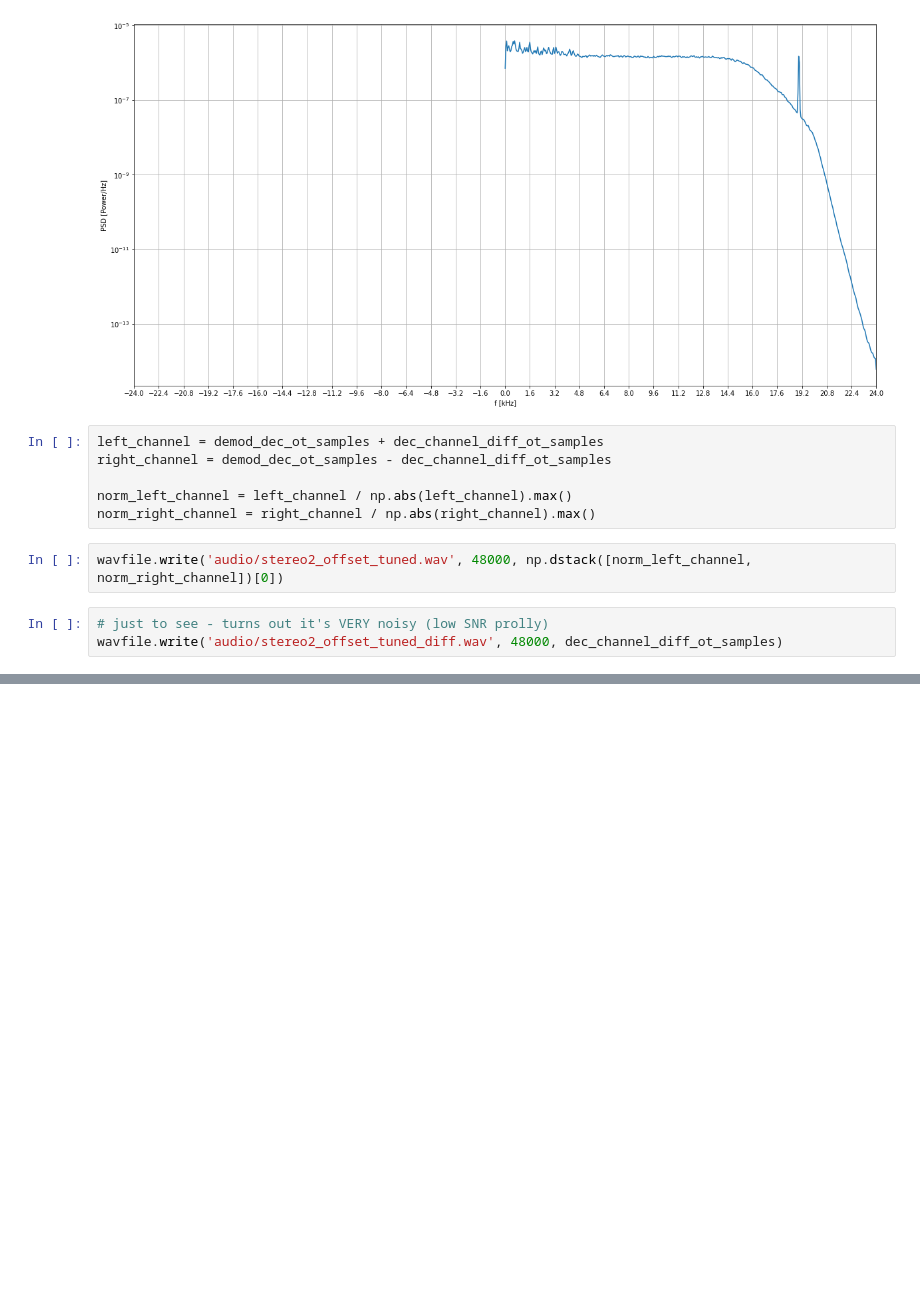
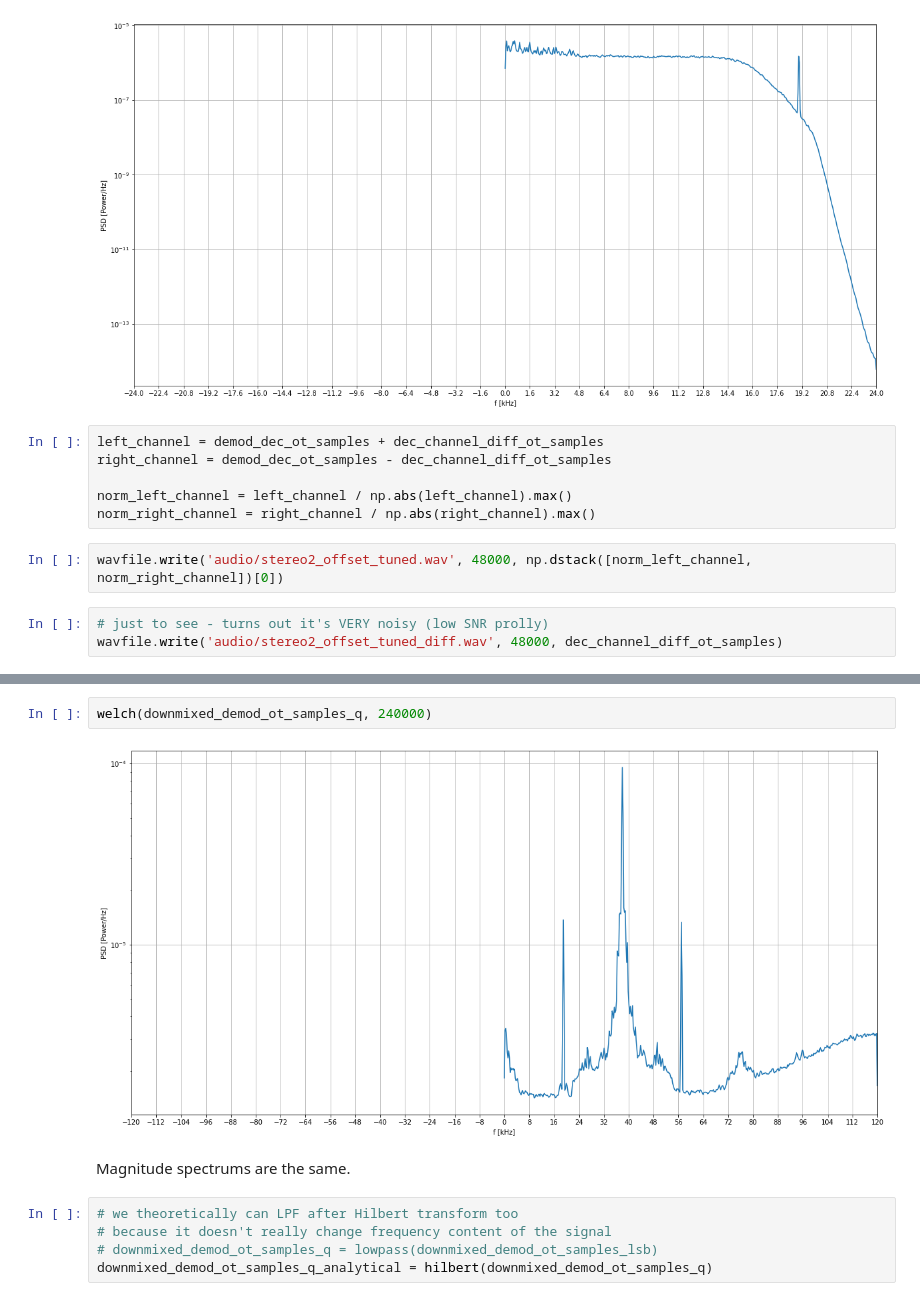
Before and after one commit to enthyp/SDR, a Jupyter notebook: FM stereo demodulation.ipynb, the cells around one changed output, grey strips where cells are left out. Cells and saved outputs as stored; diff of their text form; blank space fills up the shorter version.

```diff
--- a/FM stereo demodulation.ipynb
+++ b/FM stereo demodulation.ipynb
@@ -175,0 +192,11 @@ wavfile.write('audio/stereo2_offset_tuned_diff.wav', 48000, dec_channel_diff_ot_
+# %%
+welch(downmixed_demod_ot_samples_q, 240000)
+# %% [output]
+[figure, added]
+# %% [markdown]
+Magnitude spectrums are the same.
+# %%
+# we theoretically can LPF after Hilbert transform too
+# because it doesn't really change frequency content of the signal
+# downmixed_demod_ot_samples_q = lowpass(downmixed_demod_ot_samples_lsb)
+downmixed_demod_ot_samples_q_analytical = hilbert(downmixed_demod_ot_samples_q)
```
Also changed, not shown: parts of 13 cells of this notebook, 1 other file.
